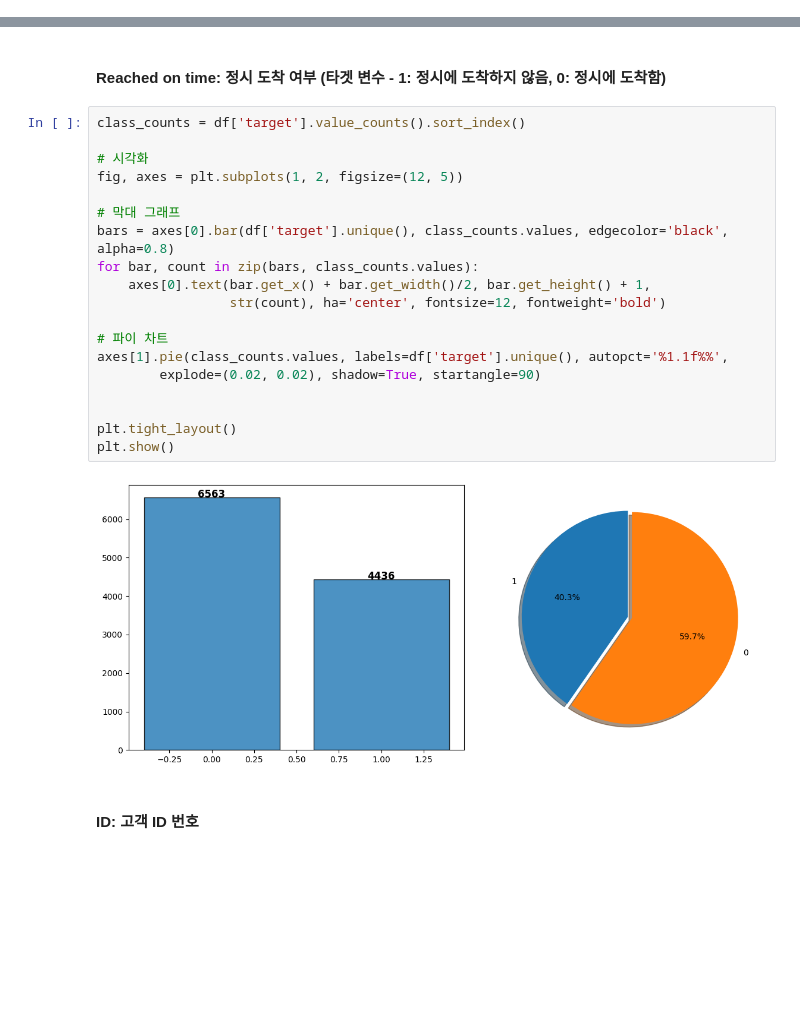
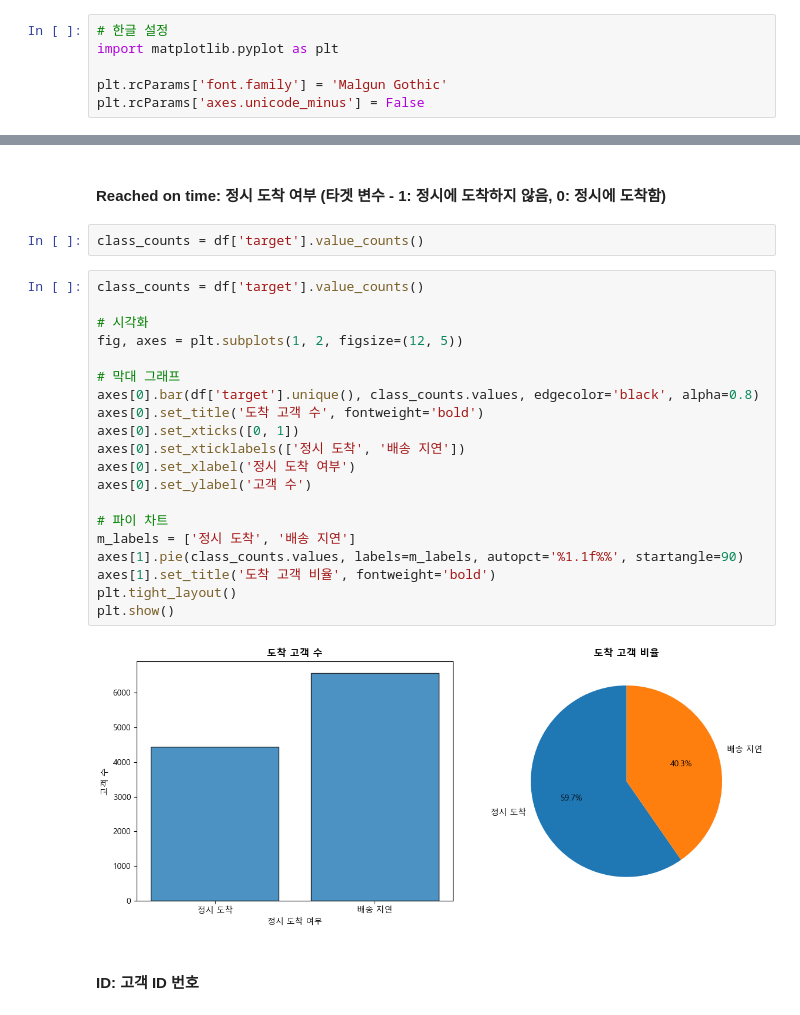
Before and after one commit to dfre1233-sddweq/Ecom_Shipping, a Jupyter notebook: 데이터분석 찬영.ipynb, the cells around one changed output, grey strips where cells are left out. Drawn from its saved outputs; the diff is of its cells as text; blank space fills up the shorter version.

```diff
--- a/데이터분석 찬영.ipynb
+++ b/데이터분석 찬영.ipynb
@@ -1,3 +1,9 @@
+# %%
+# 한글 설정
+import matplotlib.pyplot as plt
+
+plt.rcParams['font.family'] = 'Malgun Gothic'
+plt.rcParams['axes.unicode_minus'] = False
 # %%
 import numpy as np
 import pandas as pd
@@ -105,27 +111,30 @@ df.head()
 ### 데이터 분석
 # %% [markdown]
 #### **Reached on time**: 정시 도착 여부 (타겟 변수 - 1: 정시에 도착하지 않음, 0: 정시에 도착함)
+# %%
+class_counts = df['target'].value_counts()
 # %%
-class_counts = df['target'].value_counts().sort_index()
+class_counts = df['target'].value_counts()
 
 # 시각화
 fig, axes = plt.subplots(1, 2, figsize=(12, 5))
 
 # 막대 그래프
-bars = axes[0].bar(df['target'].unique(), class_counts.values, edgecolor='black', alpha=0.8)
-for bar, count in zip(bars, class_counts.values):
-    axes[0].text(bar.get_x() + bar.get_width()/2, bar.get_height() + 1,
-                 str(count), ha='center', fontsize=12, fontweight='bold')
+axes[0].bar(df['target'].unique(), class_counts.values, edgecolor='black', alpha=0.8)
+axes[0].set_title('도착 고객 수', fontweight='bold')
+axes[0].set_xticks([0, 1])
+axes[0].set_xticklabels(['정시 도착', '배송 지연'])
+axes[0].set_xlabel('정시 도착 여부')
+axes[0].set_ylabel('고객 수')
 
 # 파이 차트
-axes[1].pie(class_counts.values, labels=df['target'].unique(), autopct='%1.1f%%',
-        explode=(0.02, 0.02), shadow=True, startangle=90)
-
-
+m_labels = ['정시 도착', '배송 지연']
+axes[1].pie(class_counts.values, labels=m_labels, autopct='%1.1f%%', startangle=90)
+axes[1].set_title('도착 고객 비율', fontweight='bold')
 plt.tight_layout()
 plt.show()
 # %% [output]
-[figure, old version]
+[figure, new version]
 # %% [markdown]
 #### **ID**: 고객 ID 번호
 # %%
```
Also changed, not shown: parts of 11 cells of this notebook.
